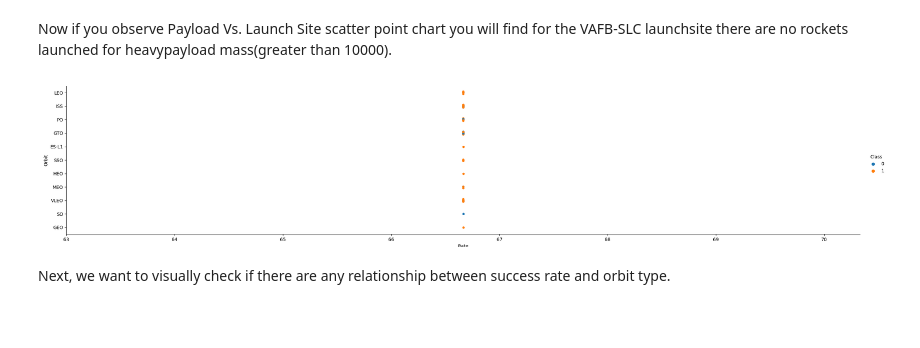
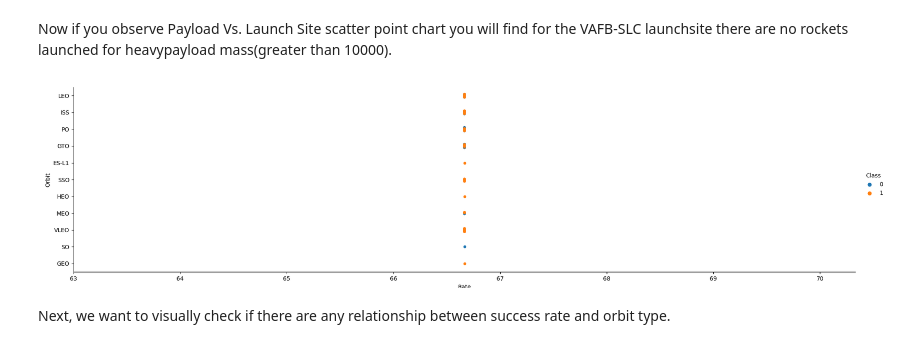
Before and after one commit to AdriandotEXE/Final, a Jupyter notebook: IBM-DS0321EN-SkillsNetwork_labs_module_2_jupyter-labs-eda-dataviz.ipynb.jupyterlite.ipynb, the cells around one changed output. Saved outputs shown, nothing was run; the diff lists cells and outputs as text; code cells hidden in the pictures; blank space fills up the shorter version.

```diff
--- a/IBM-DS0321EN-SkillsNetwork_labs_module_2_jupyter-labs-eda-dataviz.ipynb.jupyterlite.ipynb
+++ b/IBM-DS0321EN-SkillsNetwork_labs_module_2_jupyter-labs-eda-dataviz.ipynb.jupyterlite.ipynb
@@ -121,14 +121,14 @@ Now if you observe Payload Vs. Launch Site scatter point chart you will find for
 # %%
 ### TASK  3: Visualize the relationship between success rate of each orbit type
 s=len(df[df['Class']==1])
 
 rate= s/len(df['Class'])*100
-sns.catplot(x=rate, y="Orbit", hue="Class", data=df, aspect = 5)
+sns.catplot(x=rate, y="Orbit", hue="Class", data=df, aspect = 4)
 plt.xlabel("Rate",fontsize=10)
 plt.ylabel("Orbit",fontsize=10)
 plt.show()
 # %% [output]
-[figure, old version]
+[figure, new version]
 # %% [markdown]
 Next, we want to visually check if there are any relationship between success rate and orbit type.
 # %% [markdown]
```
Also changed, not shown: parts of 4 cells of this notebook.
